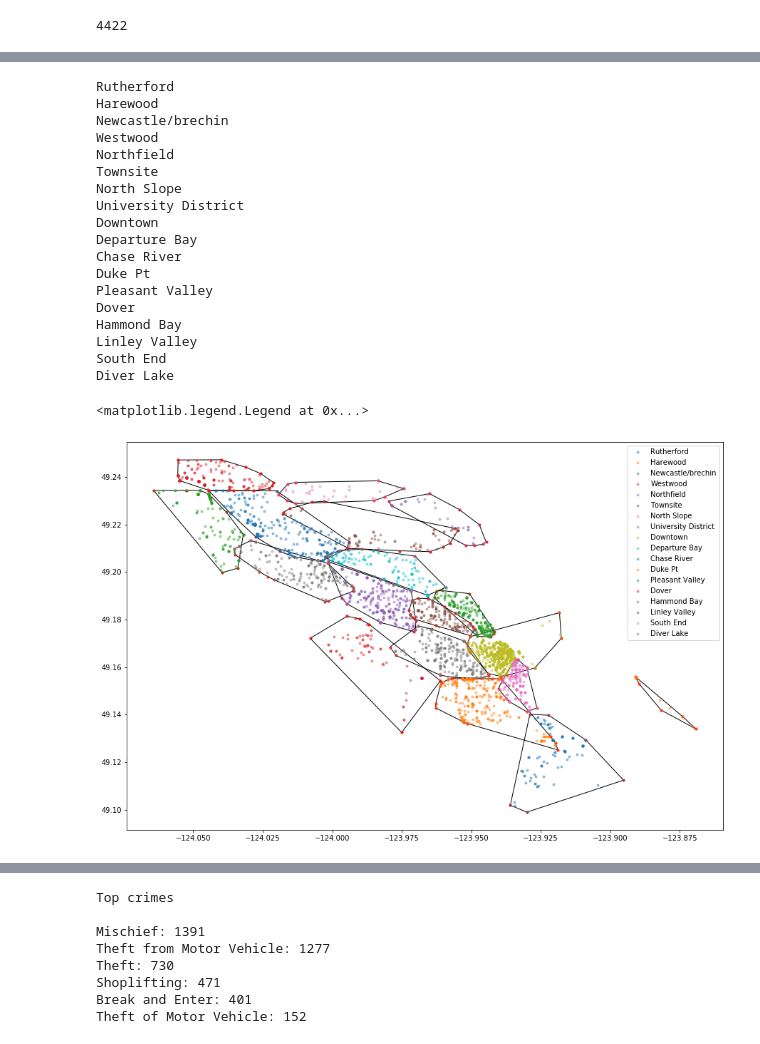
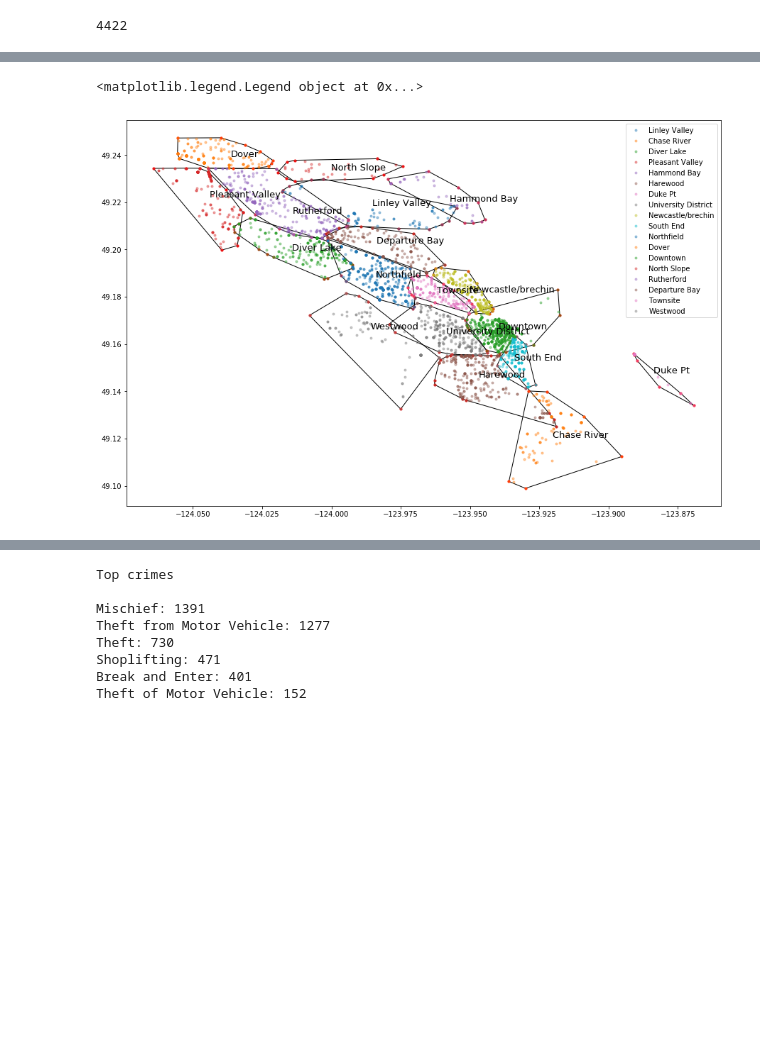
Before and after one commit to jackbullen/Crime-Data-Analysis, a Jupyter notebook: nancrime.ipynb, the cells around one changed output, grey strips where cells are left out. Cells and saved outputs as stored; diff of their text form; code cells hidden in the pictures; blank space fills up the shorter version.

Commit message:
Added text at avg loc. of each suberb and cleaned up notebook.

```diff
--- a/nancrime.ipynb
+++ b/nancrime.ipynb
@@ -92,51 +80,35 @@ LONG = [(float(crime['long']), crime['neighbourhood']) for crime in dat]
 # %%
 plt.close()
 plt.figure(figsize=(15,10))
 nDat = dict()
 ctDat = dict()
 ctdict = co.defaultdict(int)
 for n in neighbourhoods:
     if n == "Unknown": continue
 
-    print(n)
     LAT_n = [float(crime['lat']) for crime in dat if crime['neighbourhood']==n]
     LONG_n = [float(crime['long']) for crime in dat if crime['neighbourhood']==n]
     nDat[n] = []
     for crime in dat:
         if crime['neighbourhood']==n:
             nDat[n].append(crime)
             ctdict[n]+=1
     ctDat[n] = ctdict
     PTS = np.asarray([(x,y) for x,y in zip(LONG_n,LAT_n)])
     hull = ConvexHull(PTS)
     plt.fill(PTS[hull.vertices,0], PTS[hull.vertices,1],fill=False)
+    avg_hull_lat = sum([PTS[x][0] for x in hull.vertices])/len(hull.vertices)
+    avg_hull_long = sum([PTS[x][1] for x in hull.vertices])/len(hull.vertices)
+    plt.text(avg_hull_lat,avg_hull_long,n,size=13)
     for i in range(len(hull.vertices)):
         plt.plot(PTS[hull.vertices[i]][0],PTS[hull.vertices[i]][1], 'r.')
     plt.plot(LONG_n,LAT_n,'o',markersize=3,alpha=0.4,label=n)
     ctdictS = sorted(list(ctdict.items()),key=itemgetter(1))
 
 plt.legend()
 # %% [output]
-Rutherford
-Harewood
-Newcastle/brechin
-Westwood
-Northfield
-Townsite
-North Slope
-University District
-Downtown
-Departure Bay
-Chase River
-Duke Pt
-Pleasant Valley
-Dover
-Hammond Bay
-Linley Valley
-South End
-Diver Lake
+<matplotlib.legend.Legend object at 0x...>
-<matplotlib.legend.Legend at 0x...>
-[figure, old version]
+[figure, new version]
 # %%
 ctDatS = sorted(list(ctdict.items()),key=itemgetter(1))[-1:0:-1]
 # %%
```
Also changed, not shown: parts of 11 cells of this notebook, 1 other file.
